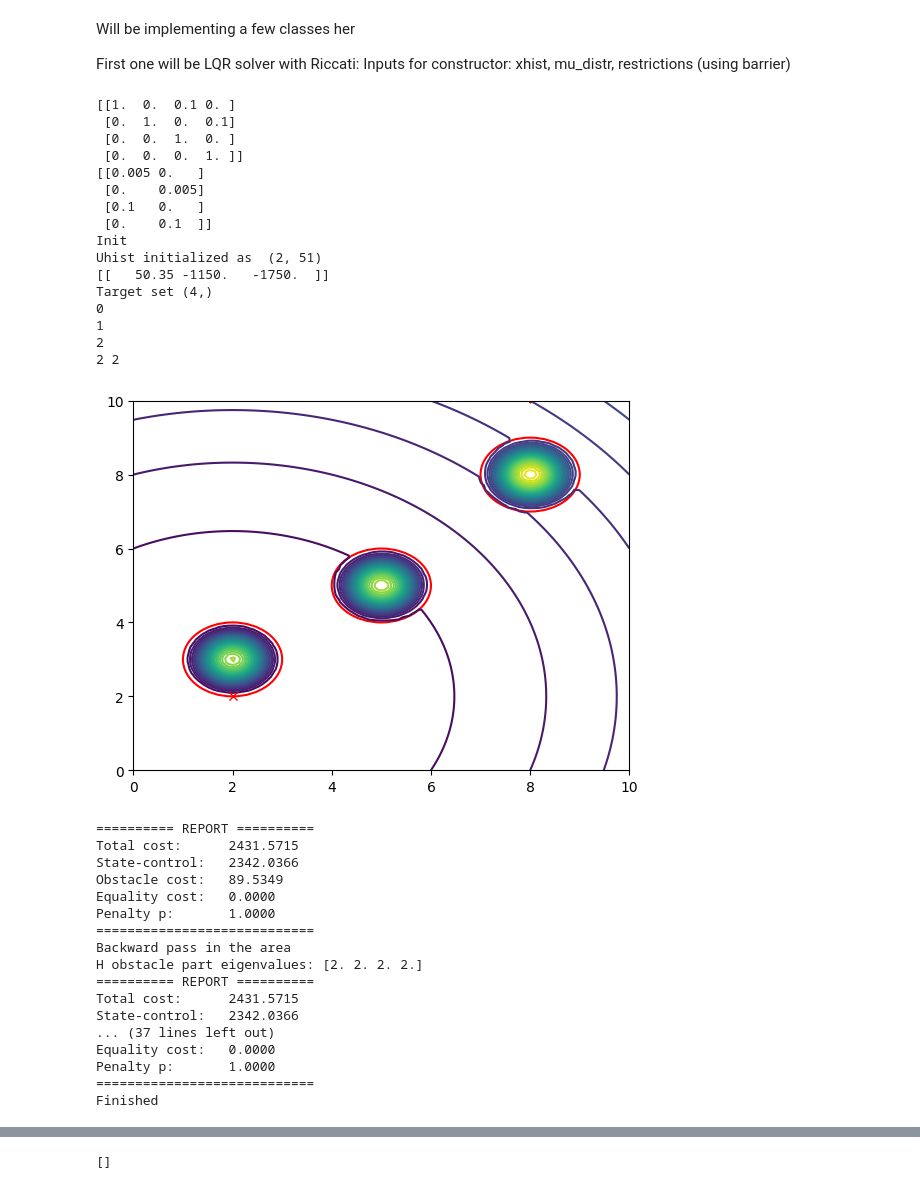
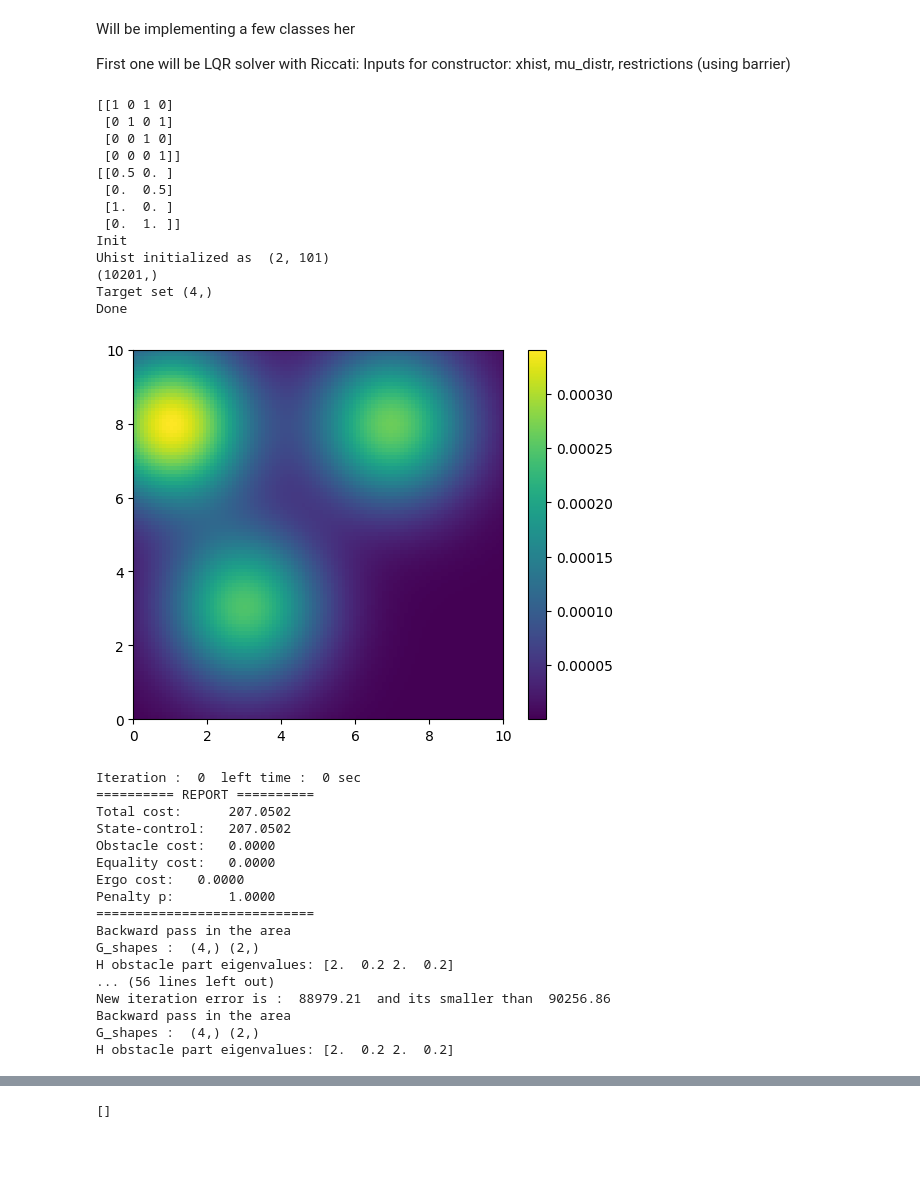
Before and after one commit to Asanaly/OptimalControls, a Jupyter notebook: iLQR_with_constrains_obstacles.ipynb, the cells around one changed output, grey strips where cells are left out. Cells and saved outputs as stored; diff of their text form; code cells hidden in the pictures; blank space fills up the shorter version.

```diff
--- a/iLQR_with_constrains_obstacles.ipynb
+++ b/iLQR_with_constrains_obstacles.ipynb
@@ -362,66 +587,66 @@ class iLQR:
 # %%
 import matplotlib.pyplot as plt
 
 # Test
 
-h = 0.1
+h = 1
 #h = 0.01
 A = jnp.array( [[1, 0, h , 0], [0, 1, 0, h], [0, 0, 1, 0], [0, 0, 0, 1]] )
 print(A)
 B = jnp.array( [[0.5 * h * h, 0] , [0, 0.5 * h * h ], [h , 0], [0 , h] ] )
 print(B)
 n = 4 # number of states
 m = 2 # number of controls
 R = jnp.identity(2)
-Tfinal = 5.0 # final time
+Tfinal = 100.0 # final time
 mu_distr = 0
 
 
 x_test =  jnp.array([[5.5], [5.5], [0], [0]])
-iLQR_inst = iLQR(R, A, B, mu_distr, h, n, m, Tfinal, 8, 10)
-print(iLQR_inst.constrains_error(x_test))
+iLQR_inst = iLQR(R, A, B, mu_distr, h, n, m, Tfinal, 5.2, 5.1)
+#print(iLQR_inst.constrains_error(x_test))
 
 # Visualizing what is function L
-
-iLQR_inst.set_target(jnp.array([2,2,0,0]).reshape(4,1))
-iLQR_inst.visualize_field()
+iLQR_inst.build_target_distr(10)
+iLQR_inst.set_target(jnp.array([5,5,0,0]).reshape(4,1))
+#iLQR_inst.visualize_field()
+print("Done")
 # %% [output]
-[[1.  0.  0.1 0. ]
- [0.  1.  0.  0.1]
- [0.  0.  1.  0. ]
- [0.  0.  0.  1. ]]
-[[0.005 0.   ]
- [0.    0.005]
- [0.1   0.   ]
- [0.    0.1  ]]
+[[1 0 1 0]
+ [0 1 0 1]
+ [0 0 1 0]
+ [0 0 0 1]]
+[[0.5 0. ]
+ [0.  0.5]
+ [1.  0. ]
+ [0.  1. ]]
 Init
-Uhist initialized as  (2, 51)
-[[   50.35 -1150.   -1750.  ]]
+Uhist initialized as  (2, 101)
+(10201,)
 Target set (4,)
-0
-1
-2
-2 2
+Done
-[figure, old version]
+[figure, new version]
 # %%
 # Rollout
-xhist, uhist = iLQR_inst.rollout_i(1, False)
+xhist, uhist = iLQR_inst.rollout_i(3, False)
 iLQR_inst.visualize_field()
+
+# Increase target price to center?
 # %% [output]
+Iteration :  0  left time :  0 sec
 ========== REPORT ==========
-Total cost:      2431.5715
-State-control:   2342.0366
-Obstacle cost:   89.5349
+Total cost:      207.0502
+State-control:   207.0502
+Obstacle cost:   0.0000
 Equality cost:   0.0000
+Ergo cost:   0.0000
 Penalty p:       1.0000
 ============================
 Backward pass in the area
-H obstacle part eigenvalues: [2. 2. 2. 2.]
-========== REPORT ==========
-Total cost:      2431.5715
-State-control:   2342.0366
-... (37 lines left out)
-Equality cost:   0.0000
-Penalty p:       1.0000
-============================
-Finished
+G_shapes :  (4,) (2,)
+H obstacle part eigenvalues: [2.  0.2 2.  0.2]
+... (56 lines left out)
+New iteration error is :  88979.21  and its smaller than  90256.86
+Backward pass in the area
+G_shapes :  (4,) (2,)
+H obstacle part eigenvalues: [2.  0.2 2.  0.2]
```
Also changed, not shown: parts of 6 cells of this notebook.
